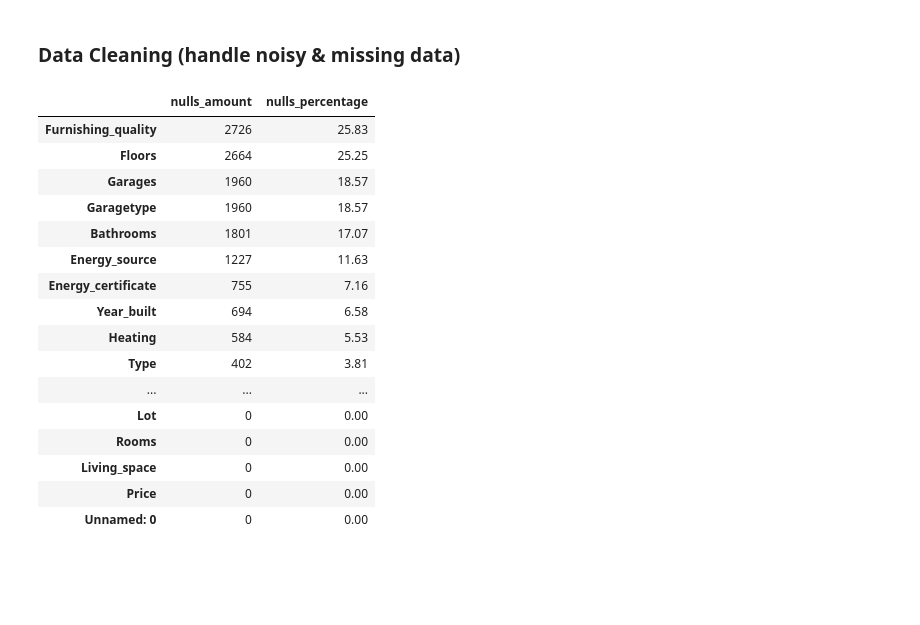
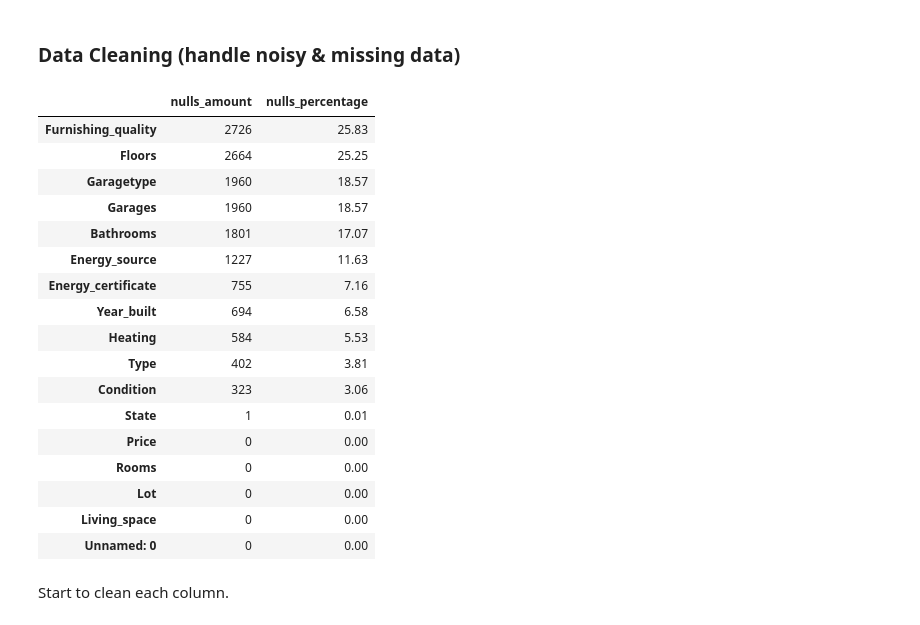
Before and after one commit to heuer-ja/CENG542-Knowledge-Discovery, a Jupyter notebook: germany_house_prices.ipynb, the cells around one changed output. Drawn from its saved outputs; the diff is of its cells as text; code cells hidden in the pictures; blank space fills up the shorter version.

```diff
--- a/germany_house_prices.ipynb
+++ b/germany_house_prices.ipynb
@@ -4,14 +6,19 @@ import numpy as np
+# %%
+def get_df_null_info(df):
+    # analzyse sparse columns (= many NaNs/Null-Values)
+    nulls:pd.Series =df.isnull().sum(axis = 0).sort_values(ascending = False)
+    df_null_info:pd.DataFrame = pd.DataFrame(data={
+        'nulls_amount': nulls,
+        'nulls_percentage': nulls.apply(lambda row: round((row/df.shape[0])*100,2))
+    })
+    return df_null_info
 # %% [markdown]
 # Get to know the data
 # %%
+#import
 df_source = pd.read_csv("germany_housing_data_14.07.2020.csv", sep=",")
 
-# analzyse sparse columns (= many NaNs/Null-Values)
-nulls:pd.Series =df_source.isnull().sum(axis = 0).sort_values(ascending = False)
-df_null_info:pd.DataFrame = pd.DataFrame(data={
-    'nulls_amount': nulls,
-    'nulls_percentage': nulls.apply(lambda row: round((row/df_source.shape[0])*100,2))
-})
+df_null_info = get_df_null_info(df_source)
 df_null_info
 # %% [output]
 |  | nulls_amount | nulls_percentage |
@@ -52,12 +59,14 @@ df_source.describe(include="all")
 # %% [markdown]
 ### Data Reduction
 # %%
-# Drop all columns with more than 26% null values
+# Drop all columns:
+#  (a) with more than 26% null values
+#  (b) 'City' & 'Place' because  'State', 'City', and 'Place' have same information but with different granularity
 drop_col_percentage_treshold=26
+cols_to_drop = list(df_null_info[(df_null_info['nulls_percentage'] > drop_col_percentage_treshold)].index.values)
+cols_to_drop.append('City')
+cols_to_drop.append('Place')
+print(f'Drop following columns: {cols_to_drop}')
 
-cols_to_drop = list(df_null_info[(df_null_info['nulls_percentage'] > drop_col_percentage_treshold)].index.values)
-print(f'Drop following columns: {cols_to_drop}')
 df_source.drop(columns=cols_to_drop, inplace=True)
-
-df_state_city = df_source[["State", "City"]]
 # %% [output]
@@ -86,27 +74,26 @@ df_state_city.groupby('State').nunique()
 # %% [markdown]
 ### Data Cleaning (handle noisy & missing data)
 # %%
-nulls:pd.Series =df_source.isnull().sum(axis = 0).sort_values(ascending = False)
-df_null_info:pd.DataFrame = pd.DataFrame(data={
-    'nulls_amount': nulls,
-    'nulls_percentage': nulls.apply(lambda row: round((row/df_source.shape[0])*100,2))
-})
+df_null_info = get_df_null_info(df_source)
 df_null_info
 # %% [output]
 |  | nulls_amount | nulls_percentage |
 | Furnishing_quality | 2726 | 25.83 |
 | Floors | 2664 | 25.25 |
+| Garagetype | 1960 | 18.57 |
 | Garages | 1960 | 18.57 |
-| Garagetype | 1960 | 18.57 |
 | Bathrooms | 1801 | 17.07 |
 | Energy_source | 1227 | 11.63 |
 | Energy_certificate | 755 | 7.16 |
 | Year_built | 694 | 6.58 |
 | Heating | 584 | 5.53 |
 | Type | 402 | 3.81 |
-| ... | ... | ... |
+| Condition | 323 | 3.06 |
+| State | 1 | 0.01 |
+| Price | 0 | 0.00 |
+| Rooms | 0 | 0.00 |
 | Lot | 0 | 0.00 |
-| Rooms | 0 | 0.00 |
 | Living_space | 0 | 0.00 |
-| Price | 0 | 0.00 |
 | Unnamed: 0 | 0 | 0.00 |
+# %% [markdown]
+Start to clean each column.
```
Also changed, not shown: parts of 6 cells of this notebook.
